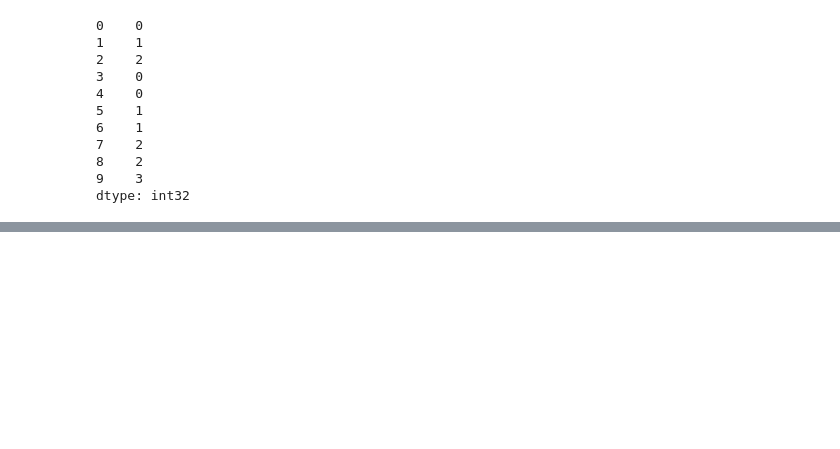
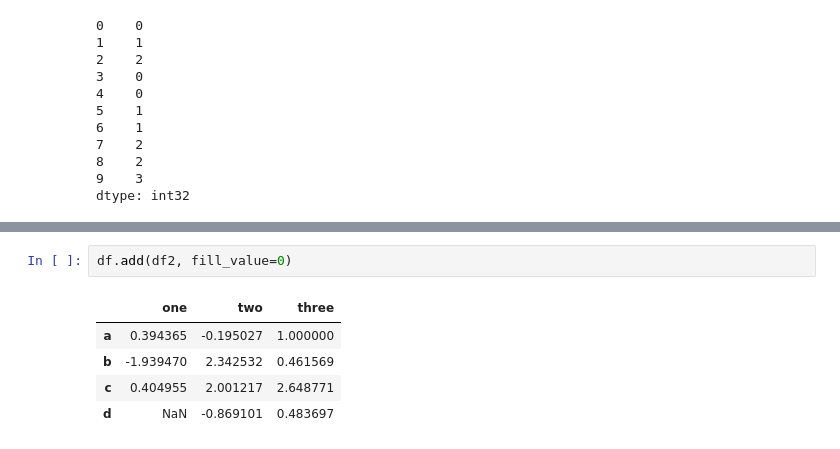
Before and after one commit to gopal-py07/DataSciencePandasExample, a Jupyter notebook: Essential basic functionality/Essential_basic_functionality.ipynb, the cells around one changed output, grey strips where cells are left out. Saved outputs shown, nothing was run; the diff lists cells and outputs as text; blank space fills up the shorter version.

Commit message:
Missing data / operations with fill values added

```diff
--- a/Essential basic functionality/Essential_basic_functionality.ipynb
+++ b/Essential basic functionality/Essential_basic_functionality.ipynb
@@ -452,0 +496,8 @@ dtype: int32
+# %%
+df.add(df2, fill_value=0)
+# %% [output]
+|  | one | two | three |
+| a | 0.394365 | -0.195027 | 1.000000 |
+| b | -1.939470 | 2.342532 | 0.461569 |
+| c | 0.404955 | 2.001217 | 2.648771 |
+| d | NaN | -0.869101 | 0.483697 |
```
Also changed, not shown: parts of 8 cells of this notebook.
